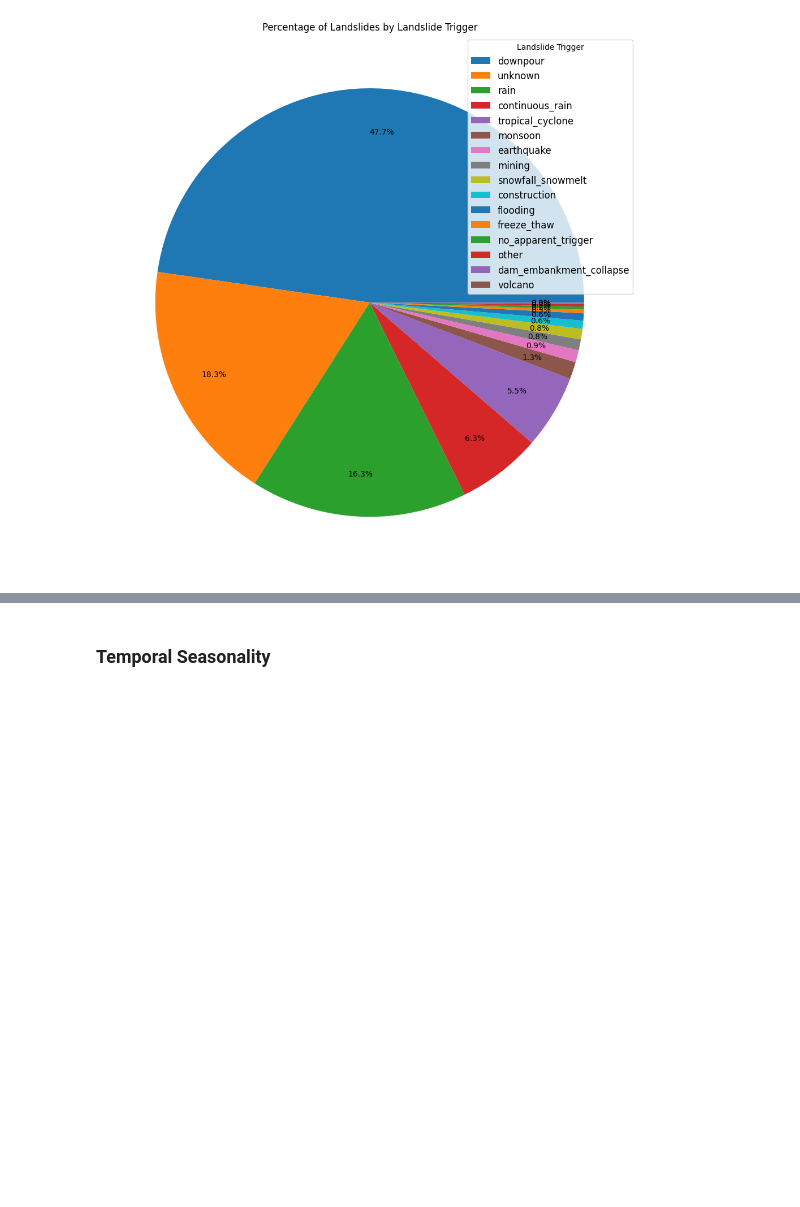
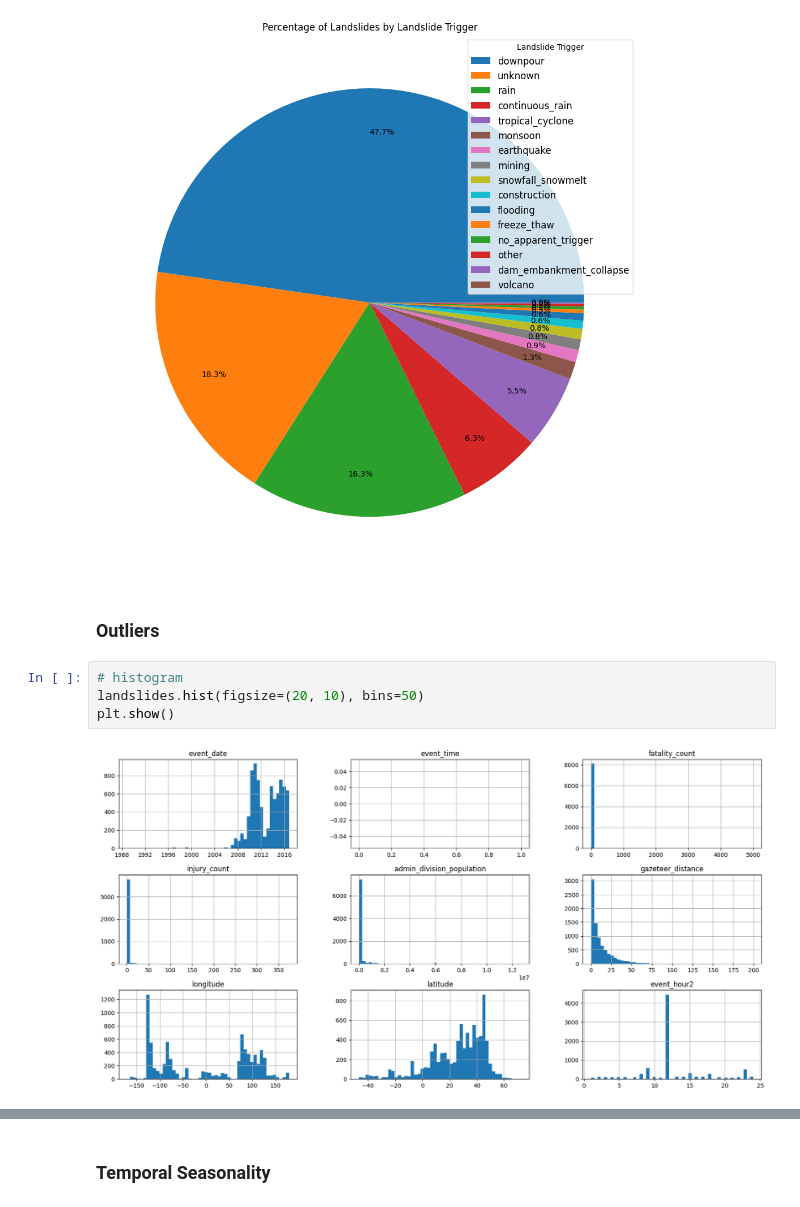
Before and after one commit to Mcrash01/Python-data-analysis, a Jupyter notebook: exploration.ipynb, the cells around one changed output, grey strips where cells are left out. Cells and saved outputs as stored; diff of their text form; blank space fills up the shorter version.

Commit message:
add feature relations visualizations

```diff
--- a/exploration.ipynb
+++ b/exploration.ipynb
@@ -462,3 +462,11 @@ plt.tight_layout()
 plt.show()
 # %% [output]
 [figure]
+# %% [markdown]
+### Outliers
+# %%
+# histogram
+landslides.hist(figsize=(20, 10), bins=50)
+plt.show()
+# %% [output]
+[figure, added]
```
Also changed, not shown: parts of 6 cells of this notebook.
